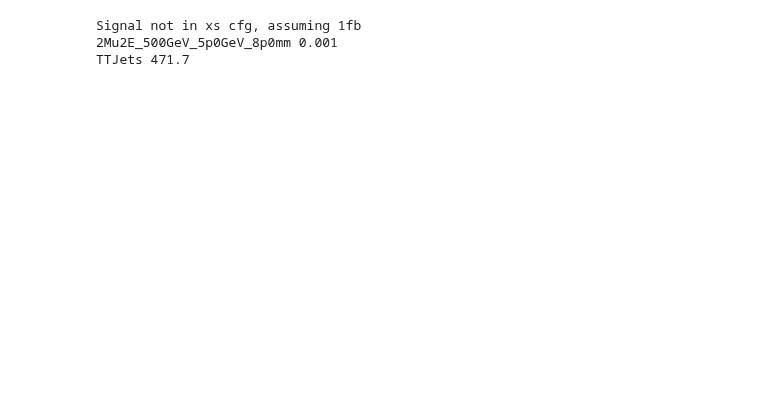
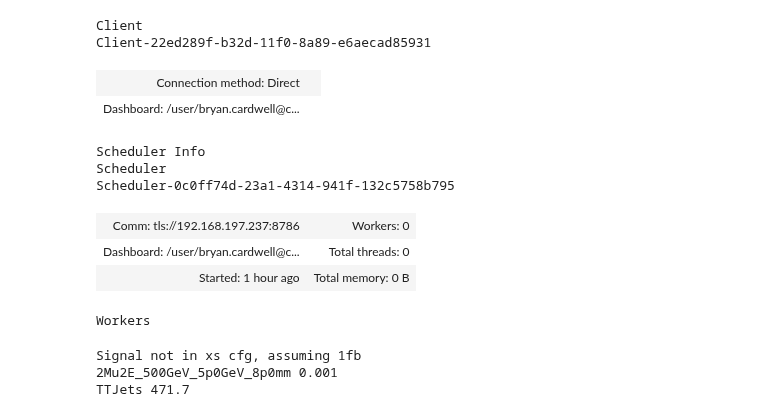
Before and after one commit to yeopjjang/SIDM, a Jupyter notebook: sidm/test_notebooks/evt_weights.ipynb, the cells around one changed output. Cells and saved outputs as stored; diff of their text form; code cells hidden in the pictures; blank space fills up the shorter version.

```diff
--- a/sidm/test_notebooks/evt_weights.ipynb
+++ b/sidm/test_notebooks/evt_weights.ipynb
@@ -16,8 +15,20 @@ importlib.reload(utilities)
 import matplotlib.pyplot as plt
 utilities.set_plot_style()
 # %%
-#client = scaleout.make_dask_client("tls://localhost:8786")
-#client
+client = scaleout.make_dask_client("tls://localhost:8786")
+client
+# %% [output]
+Client
+Client-22ed289f-b32d-11f0-8a89-e6aecad85931
+| Connection method: Direct |  |
+| Dashboard: /user/bryan.cardwell@c... |  |
+Scheduler Info
+Scheduler
+Scheduler-0c0ff74d-23a1-4314-941f-132c5758b795
+| Comm: tls://192.168.197.237:8786 | Workers: 0 |
+| Dashboard: /user/bryan.cardwell@c... | Total threads: 0 |
+| Started: 1 hour ago | Total memory: 0 B |
+Workers
 # %%
 samples = [
     '2Mu2E_500GeV_5p0GeV_8p0mm',
```
Also changed, not shown: parts of 17 cells of this notebook, 4 other files.
